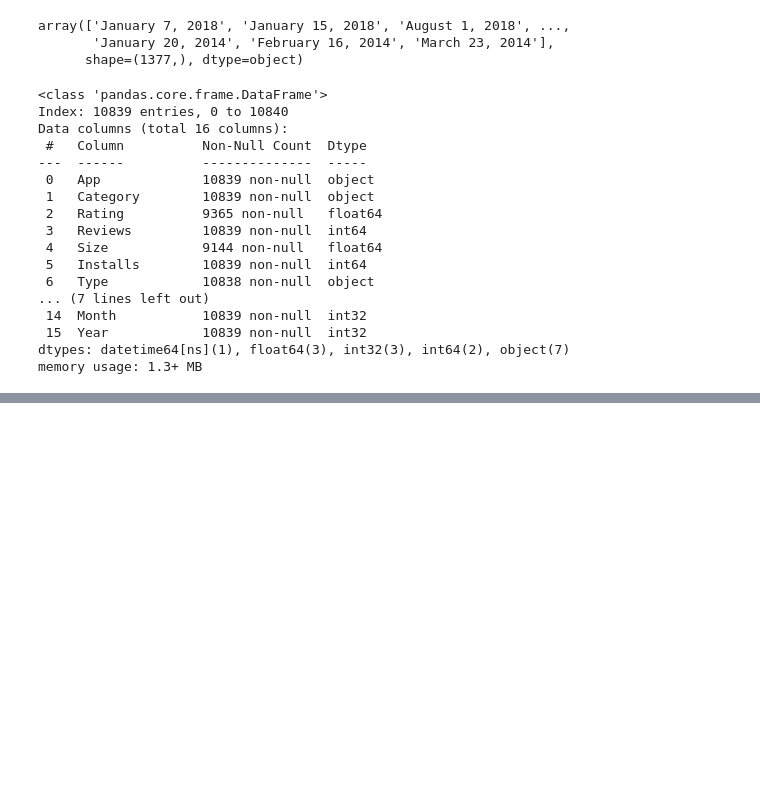
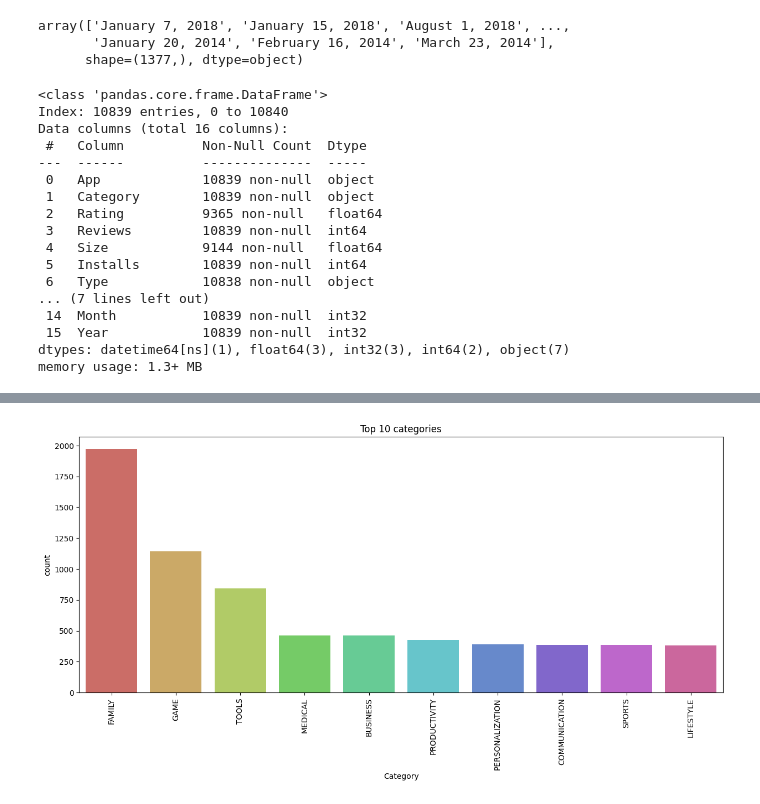
Before and after one commit to sukriti-waani/Python, a Jupyter notebook: PYTHON1/22-Exploratory_Data_Analysis/1.2_GooglePlayStore_Dataset_EDA.ipynb, the cells around one changed output, grey strips where cells are left out. Drawn from its saved outputs; the diff is of its cells as text; code cells hidden in the pictures; blank space fills up the shorter version.

```diff
--- a/PYTHON1/22-Exploratory_Data_Analysis/1.2_GooglePlayStore_Dataset_EDA.ipynb
+++ b/PYTHON1/22-Exploratory_Data_Analysis/1.2_GooglePlayStore_Dataset_EDA.ipynb
@@ -380,0 +590,13 @@ df_copy.to_csv('data/google_Cleaned.csv')
+# %%
+## Top 10 App Categories
+
+category = pd.DataFrame(df['Category'].value_counts())
+# df['Category'] → selects the Category column
+# value_counts() → counts how many times each category appears
+# pd.DataFrame(...) → converts the result into a DataFrame
+
+category.rename(columns={'Category': 'Count'}, inplace=True)
+# rename() → changes column name
+# 'Category' → old column name (count values column)
+# 'Count' → new column name
+# inplace=True → applies the change permanently
@@ -380,0 +624,25 @@ df_copy.to_csv('data/google_Cleaned.csv')
+# %%
+plt.figure(figsize=(15, 6))
+# Creates a figure with width 15 and height 6
+
+sns.barplot(
+    x=category.index[:10],
+    y='count',
+    data=category[:10],
+    palette='hls'
+)
+# Draws a bar plot for top 10 categories
+# x-axis → category names (index)
+# y-axis → Count of apps
+# data → first 10 rows of category DataFrame
+
+plt.title('Top 10 categories')
+# Sets the title of the plot
+
+plt.xticks(rotation=90)
+# Rotates x-axis labels vertically for readability
+
+plt.show()
+# Displays the plot
+# %% [output]
+[figure, added]
```
Also changed, not shown: parts of 30 cells of this notebook.
